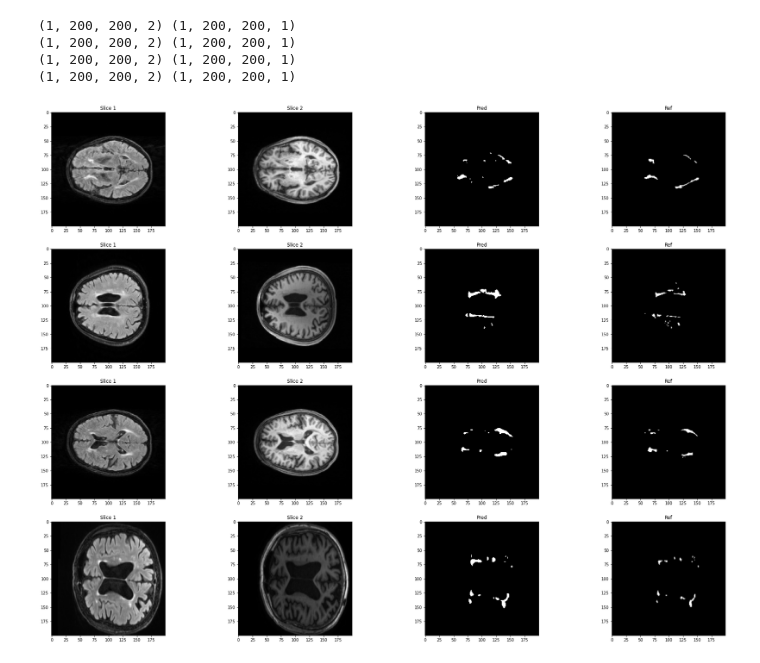
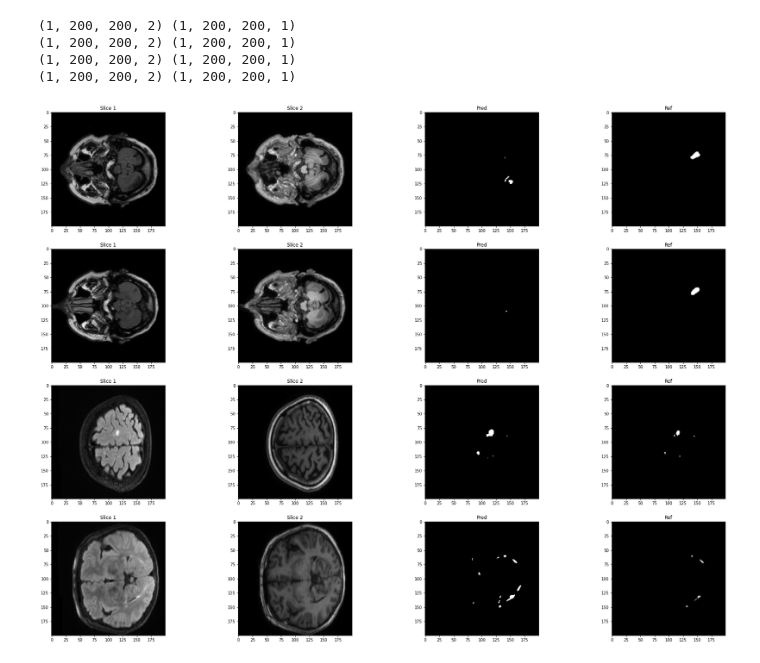
Before and after one commit to davidchen9830/wmh_challenge_segmentation, a Jupyter notebook: models/2d/test_model.ipynb, the cells around one changed output. Drawn from its saved outputs; the diff is of its cells as text; code cells hidden in the pictures.

Commit message:
model: 2d: test_model, update

```diff
--- a/models/2d/test_model.ipynb
+++ b/models/2d/test_model.ipynb
@@ -22,8 +22,8 @@ img_idx_slices = np.load('X_test_slices.npy')
 # %%
 test_gen = Generator(gts, slices, img_idx_slices, input_size=200, output_size=200, batch_size=1)
 # %%
-ones = []
-for i in range(len(test_gen)):
-    X, Y = test_gen[i]
-    ones.append(np.count_nonzero(Y))
-ones = np.array(ones)
+# ones = []
+# for i in range(len(test_gen)):
+#     X, Y = test_gen[i]
+#     ones.append(np.count_nonzero(Y))
+# ones = np.array(ones)
@@ -170,12 +132,12 @@ def show_results(images, nb_channels=2):
         cpt += 1
     plt.show()
 # %%
-batch_number = 20
+batch_number = 50
 indices[0: 4]
 show_results(indices[batch_number * 4: batch_number * 4 + 4])
 # %% [output]
 (1, 200, 200, 2) (1, 200, 200, 1)
 (1, 200, 200, 2) (1, 200, 200, 1)
 (1, 200, 200, 2) (1, 200, 200, 1)
 (1, 200, 200, 2) (1, 200, 200, 1)
-[figure, old version]
+[figure, new version]
```
Also changed, not shown: parts of 3 cells of this notebook.
